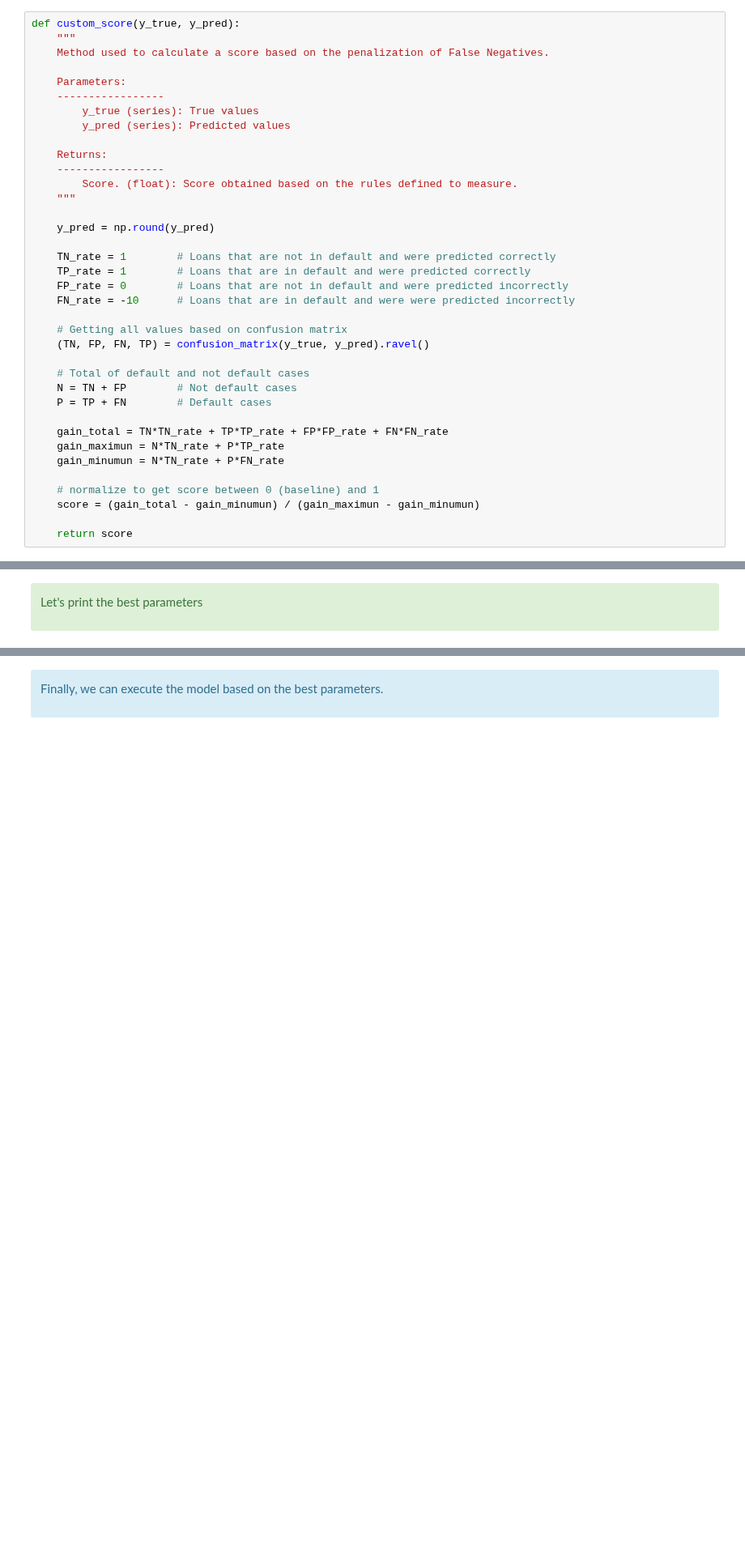
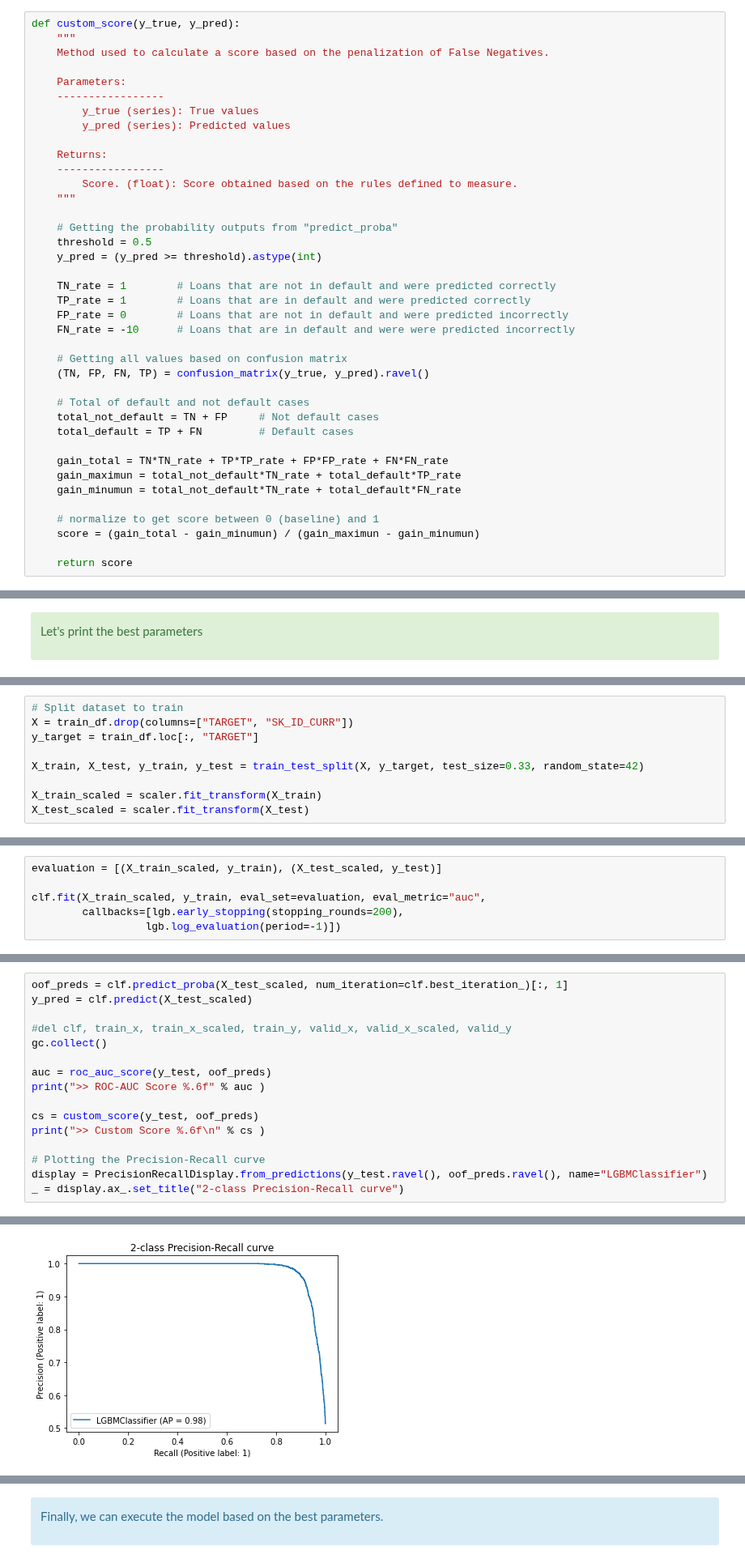
Before and after one commit to samirhinojosa/OC-P7-IMPLEMENT-A-SCORING-MODEL, a Jupyter notebook: notebook_optimization.ipynb, the cells around one changed output, grey strips where cells are left out. Shown at 81% size. Drawn from its saved outputs; the diff is of its cells as text; blank space fills up the shorter version.

```diff
--- a/notebook_optimization.ipynb
+++ b/notebook_optimization.ipynb
@@ -342,7 +348,9 @@ def custom_score(y_true, y_pred):
         Score. (float): Score obtained based on the rules defined to measure.
     """
 
-    y_pred = np.round(y_pred)
+    # Getting the probability outputs from "predict_proba"
+    threshold = 0.5
+    y_pred = (y_pred >= threshold).astype(int)
 
     TN_rate = 1        # Loans that are not in default and were predicted correctly
     TP_rate = 1        # Loans that are in default and were predicted correctly
@@ -353,12 +361,12 @@ def custom_score(y_true, y_pred):
     (TN, FP, FN, TP) = confusion_matrix(y_true, y_pred).ravel()
 
     # Total of default and not default cases
-    N = TN + FP        # Not default cases
-    P = TP + FN        # Default cases
+    total_not_default = TN + FP     # Not default cases
+    total_default = TP + FN         # Default cases
 
     gain_total = TN*TN_rate + TP*TP_rate + FP*FP_rate + FN*FN_rate
-    gain_maximun = N*TN_rate + P*TP_rate
-    gain_minumun = N*TN_rate + P*FN_rate
+    gain_maximun = total_not_default*TN_rate + total_default*TP_rate
+    gain_minumun = total_not_default*TN_rate + total_default*FN_rate
 
     # normalize to get score between 0 (baseline) and 1
     score = (gain_total - gain_minumun) / (gain_maximun - gain_minumun)
@@ -530,0 +563,9 @@ Best: {'learning_rate': 0.0029945769814338657, 'max_depth': 0, 'min_child_weight
+# %%
+# Split dataset to train
+X = train_df.drop(columns=["TARGET", "SK_ID_CURR"])
+y_target = train_df.loc[:, "TARGET"]
+
+X_train, X_test, y_train, y_test = train_test_split(X, y_target, test_size=0.33, random_state=42)
+
+X_train_scaled = scaler.fit_transform(X_train)
+X_test_scaled = scaler.fit_transform(X_test)
@@ -530,0 +604,6 @@ Best: {'learning_rate': 0.0029945769814338657, 'max_depth': 0, 'min_child_weight
+# %%
+evaluation = [(X_train_scaled, y_train), (X_test_scaled, y_test)]
+
+clf.fit(X_train_scaled, y_train, eval_set=evaluation, eval_metric="auc",
+        callbacks=[lgb.early_stopping(stopping_rounds=200),
+                  lgb.log_evaluation(period=-1)])
@@ -530,0 +624,17 @@ Best: {'learning_rate': 0.0029945769814338657, 'max_depth': 0, 'min_child_weight
+# %%
+oof_preds = clf.predict_proba(X_test_scaled, num_iteration=clf.best_iteration_)[:, 1]
+y_pred = clf.predict(X_test_scaled)
+
+#del clf, train_x, train_x_scaled, train_y, valid_x, valid_x_scaled, valid_y
+gc.collect()
+
+auc = roc_auc_score(y_test, oof_preds)
+print(">> ROC-AUC Score %.6f" % auc )
+
+cs = custom_score(y_test, oof_preds)
+print(">> Custom Score %.6f\n" % cs )
+
+# Plotting the Precision-Recall curve
+display = PrecisionRecallDisplay.from_predictions(y_test.ravel(), oof_preds.ravel(), name="LGBMClassifier")
+_ = display.ax_.set_title("2-class Precision-Recall curve")
+# %% [output]
@@ -530,0 +643 @@ Best: {'learning_rate': 0.0029945769814338657, 'max_depth': 0, 'min_child_weight
+[figure, added]
```
Also changed, not shown: parts of 46 cells of this notebook, 2 other files.
